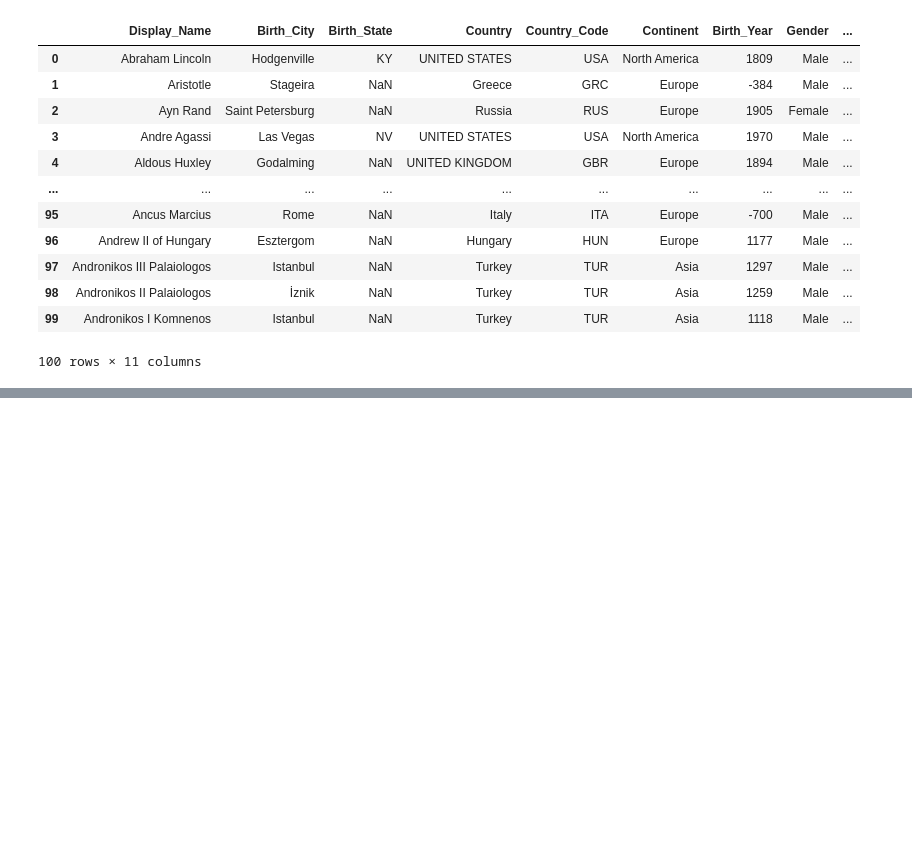
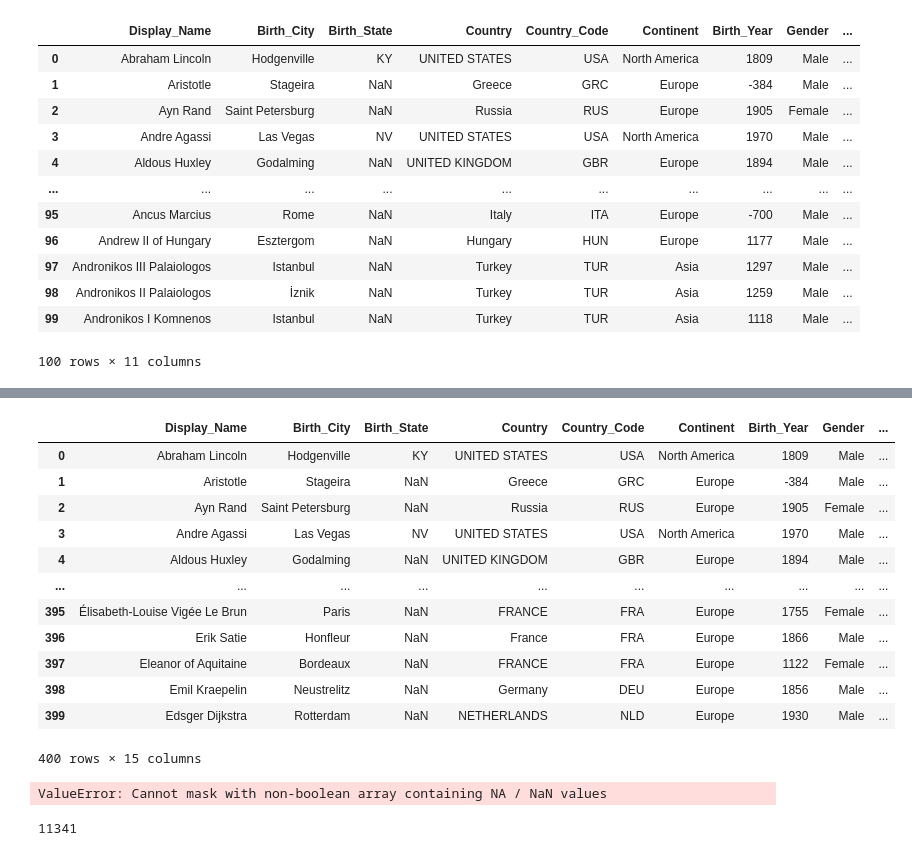
Before and after one commit to jordanwhite268/Zodiac_Analysis, a Jupyter notebook: Clean_Pantheon_People.ipynb, the cells around one changed output, grey strips where cells are left out. Cells and saved outputs as stored; diff of their text form; code cells hidden in the pictures; blank space fills up the shorter version.

```diff
--- a/Clean_Pantheon_People.ipynb
+++ b/Clean_Pantheon_People.ipynb
@@ -119,0 +160,35 @@ ValueError: invalid literal for int() with base 10: 'NaN'
+# %%
+#if there are two names, set the first to first name and the second to last name, and n/a for middle name and moniker
+split_names = data2['Display_Name'].str.split(n=1, expand=True)
+data2['First_Name'] = split_names[0]
+data2['Last_Name'] = split_names[1]
+data2['Middle_Name'] = pd.NA
+data2['Moniker'] = pd.NA
+data2.head(400)
+# %% [output]
+|  | Display_Name | Birth_City | Birth_State | Country | Country_Code | Continent | Birth_Year | Gender | ... |
+| 0 | Abraham Lincoln | Hodgenville | KY | UNITED STATES | USA | North America | 1809 | Male | ... |
+| 1 | Aristotle | Stageira | NaN | Greece | GRC | Europe | -384 | Male | ... |
+| 2 | Ayn Rand | Saint Petersburg | NaN | Russia | RUS | Europe | 1905 | Female | ... |
+| 3 | Andre Agassi | Las Vegas | NV | UNITED STATES | USA | North America | 1970 | Male | ... |
+| 4 | Aldous Huxley | Godalming | NaN | UNITED KINGDOM | GBR | Europe | 1894 | Male | ... |
+| ... | ... | ... | ... | ... | ... | ... | ... | ... | ... |
+| 395 | Élisabeth-Louise Vigée Le Brun | Paris | NaN | FRANCE | FRA | Europe | 1755 | Female | ... |
+| 396 | Erik Satie | Honfleur | NaN | France | FRA | Europe | 1866 | Male | ... |
+| 397 | Eleanor of Aquitaine | Bordeaux | NaN | FRANCE | FRA | Europe | 1122 | Female | ... |
+| 398 | Emil Kraepelin | Neustrelitz | NaN | Germany | DEU | Europe | 1856 | Male | ... |
+| 399 | Edsger Dijkstra | Rotterdam | NaN | NETHERLANDS | NLD | Europe | 1930 | Male | ... |
+400 rows × 15 columns
+# %%
+#if the last name starts with "of", move that from last name to moniker
+data2.loc[data2['Last_Name'].str.lower().str.startswith("of"), ['Moniker', 'Last_Name']] = data2['Last_Name'], pd.NA
+# %% [output]
+ValueError: Cannot mask with non-boolean array containing NA / NaN values
+# %%
+#write to table in SQLlite db
+
+import sqlite3
+connection = sqlite3.connect('Zodiac_Analysis.db')
+data2.to_sql('Pantheon_People_Import', connection, if_exists='replace')
+# %% [output]
+11341
```
Also changed, not shown: parts of 4 cells of this notebook, 2 other files.
